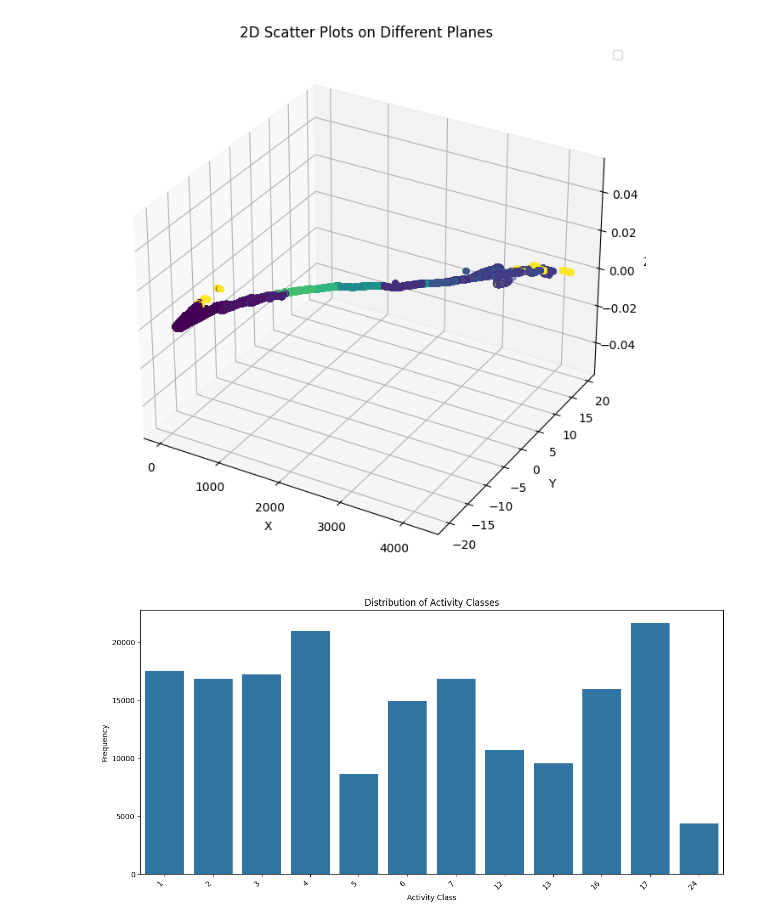
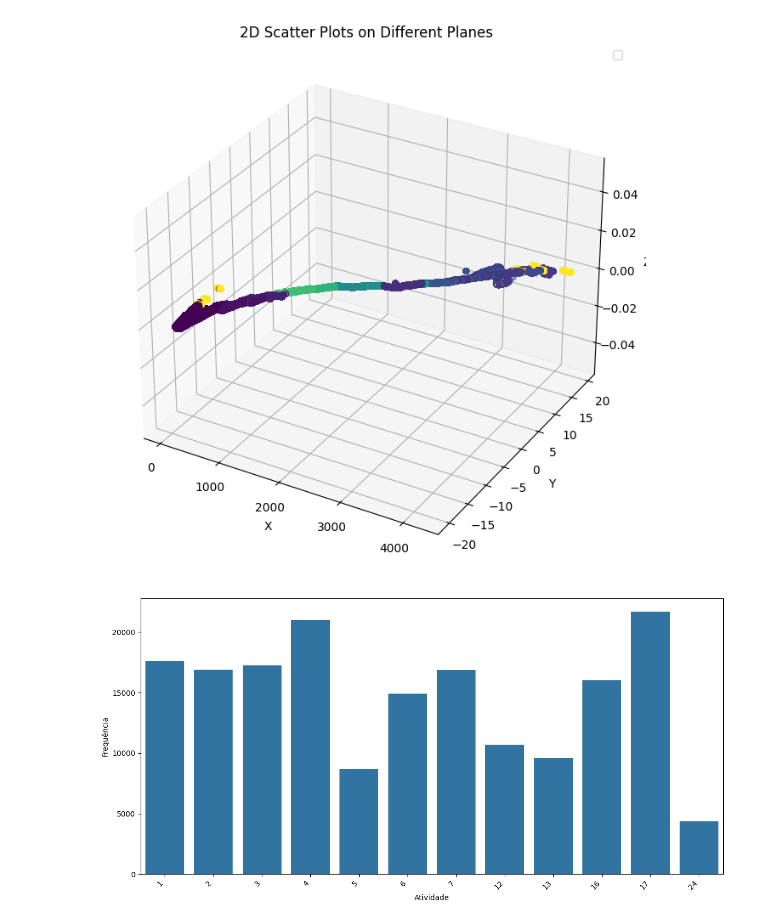
Before and after one commit to Vitor-labs/TCC-1, a Jupyter notebook: notebooks/1.1-Exploration.ipynb, the cells around one changed output. Drawn from its saved outputs; the diff is of its cells as text; code cells hidden in the pictures.

```diff
--- a/notebooks/1.1-Exploration.ipynb
+++ b/notebooks/1.1-Exploration.ipynb
@@ -182,19 +180,14 @@ ax.set_title("3D t-SNE Visualization")
 ax.set_adjustable("datalim")
 plt.show()
 # %%
-# Concatenate train and test data for plotting the distribution
 df = concat([X_train, X_test], axis=0)
 
-# Plotting the distribution of the 'activity' column
-plt.figure(figsize=(12, 6))  # Adjust figure size for better readability
-sns.countplot(data=df, x="activity")  # Use seaborn for countplot for better aesthetics
-plt.title("Distribution of Activity Classes")  # Add a title to the plot
-plt.xlabel("Activity Class")  # Label the x-axis
-plt.ylabel("Frequency")  # Label the y-axis
-plt.xticks(
-    rotation=45, ha="right"
-)  # Rotate x-axis labels for better readability if needed
-plt.tight_layout()  # Adjust layout to prevent labels from overlapping
+plt.figure(figsize=(12, 6))
+sns.countplot(data=df, x="activity")
+plt.xlabel("Atividade")
+plt.ylabel("Frequência")
+plt.xticks(rotation=45, ha="right")
+plt.tight_layout()
 plt.show()
 # %% [output]
-[figure, old version]
+[figure, new version]
```
Also changed, not shown: parts of 4 cells of this notebook, 16 other files.
